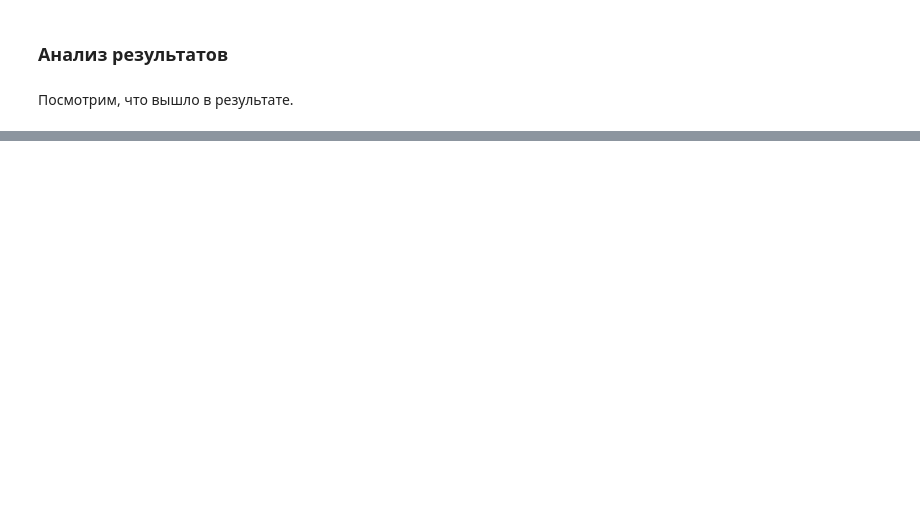
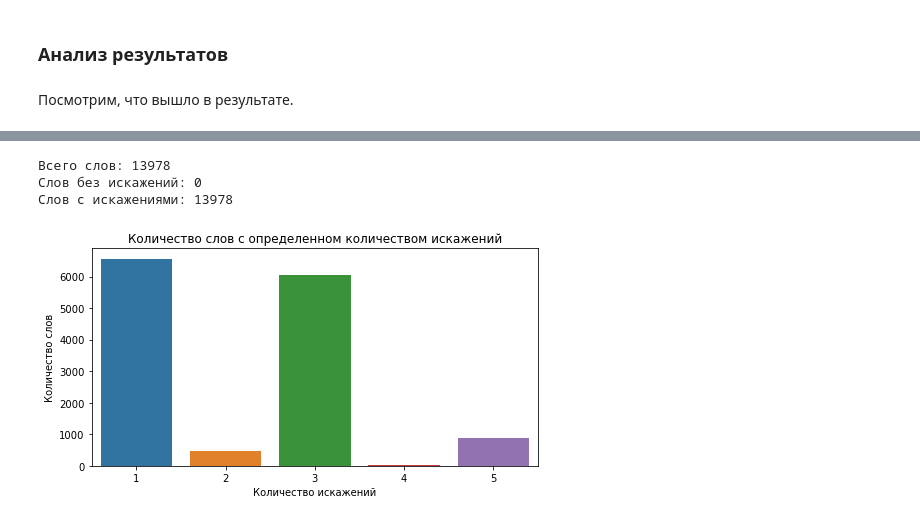
Before and after one commit to NanamyYu/grammarzeka, a Jupyter notebook: labs/select_sentences.ipynb, the cells around one changed output, grey strips where cells are left out. Saved outputs shown, nothing was run; the diff lists cells and outputs as text; code cells hidden in the pictures; blank space fills up the shorter version.

```diff
--- a/labs/select_sentences.ipynb
+++ b/labs/select_sentences.ipynb
@@ -328,0 +331,7 @@ plt.show()
+# %%
+countplot_distortions_df(alisa_selezneva_df)
+# %% [output]
+Всего слов: 13978
+Слов без искажений: 0
+Слов с искажениями: 13978
+[figure, added]
```
Also changed, not shown: parts of 14 cells of this notebook, 5 other files.
